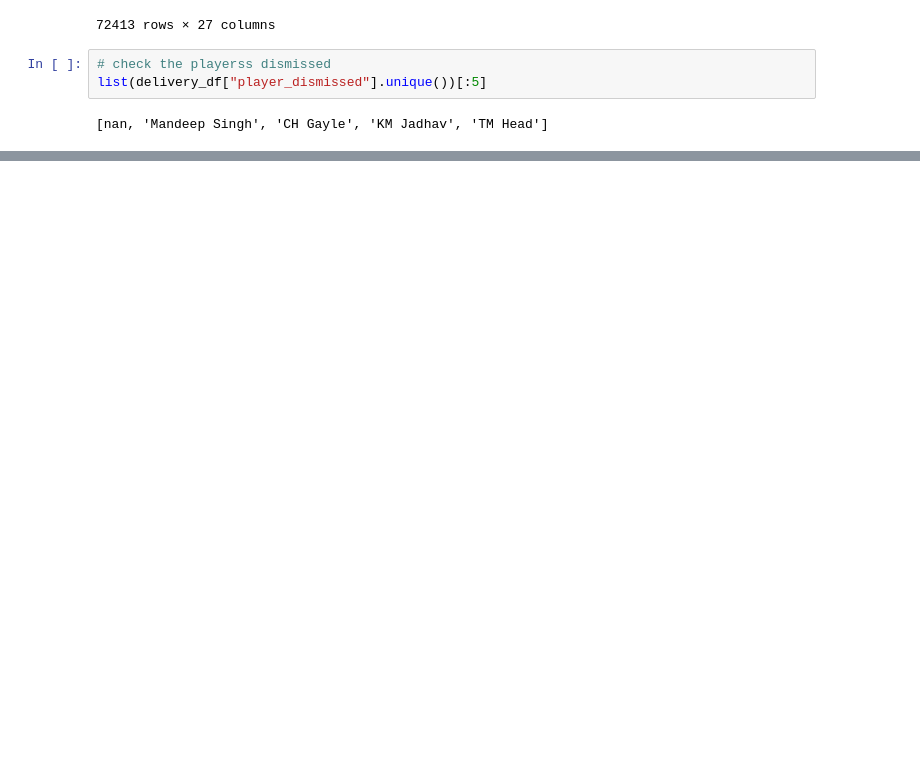
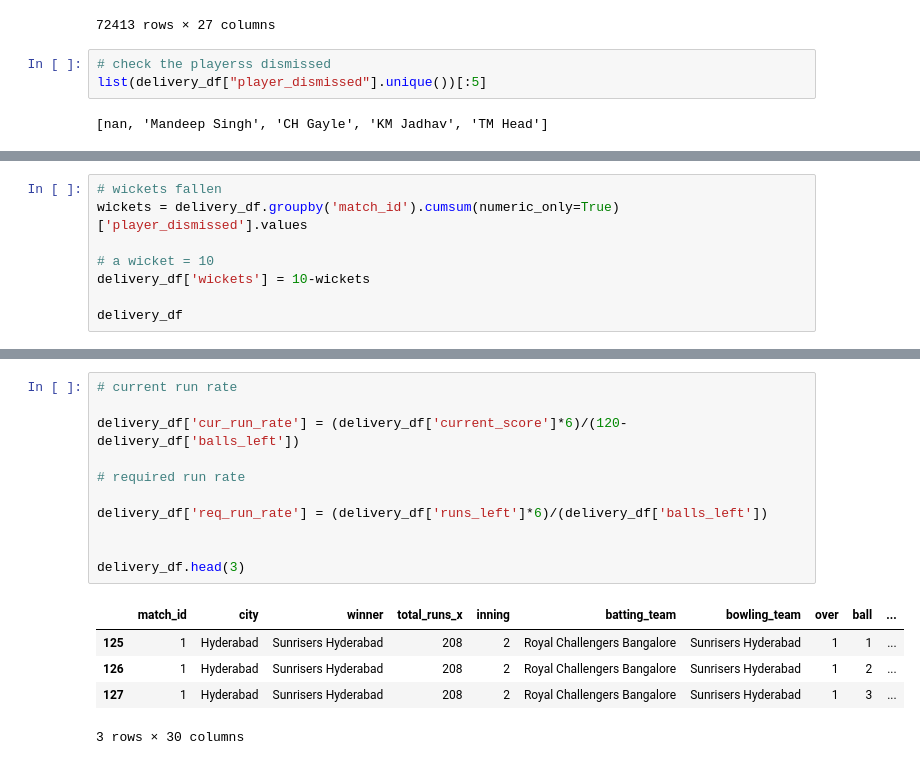
Before and after one commit to lawalsegun2025/ipl_match_win_predictor, a Jupyter notebook: ipl_win_probability_predictor.ipynb, the cells around one changed output, grey strips where cells are left out. Drawn from its saved outputs; the diff is of its cells as text; blank space fills up the shorter version.

Commit message:
run rate

```diff
--- a/ipl_win_probability_predictor.ipynb
+++ b/ipl_win_probability_predictor.ipynb
@@ -396,0 +397,8 @@ array([0, 1])
+# %%
+# wickets fallen
+wickets = delivery_df.groupby('match_id').cumsum(numeric_only=True)['player_dismissed'].values
+
+# a wicket = 10
+delivery_df['wickets'] = 10-wickets
+
+delivery_df
@@ -396,0 +419,17 @@ array([0, 1])
+# %%
+# current run rate
+
+delivery_df['cur_run_rate'] = (delivery_df['current_score']*6)/(120-delivery_df['balls_left'])
+
+# required run rate
+
+delivery_df['req_run_rate'] = (delivery_df['runs_left']*6)/(delivery_df['balls_left'])
+
+
+delivery_df.head(3)
+# %% [output]
+|  | match_id | city | winner | total_runs_x | inning | batting_team | bowling_team | over | ball | ... |
+| 125 | 1 | Hyderabad | Sunrisers Hyderabad | 208 | 2 | Royal Challengers Bangalore | Sunrisers Hyderabad | 1 | 1 | ... |
+| 126 | 1 | Hyderabad | Sunrisers Hyderabad | 208 | 2 | Royal Challengers Bangalore | Sunrisers Hyderabad | 1 | 2 | ... |
+| 127 | 1 | Hyderabad | Sunrisers Hyderabad | 208 | 2 | Royal Challengers Bangalore | Sunrisers Hyderabad | 1 | 3 | ... |
+3 rows × 30 columns
```
Also changed, not shown: parts of 5 cells of this notebook.
